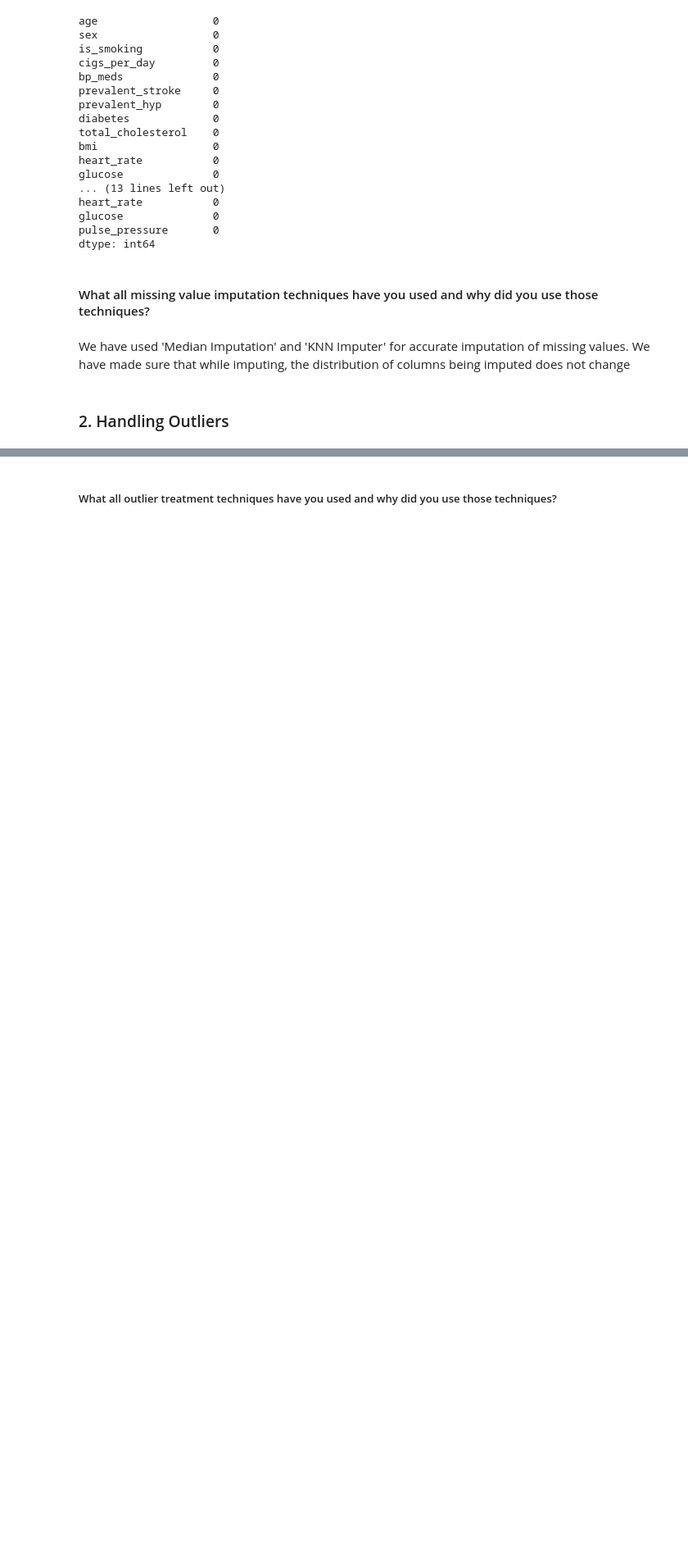
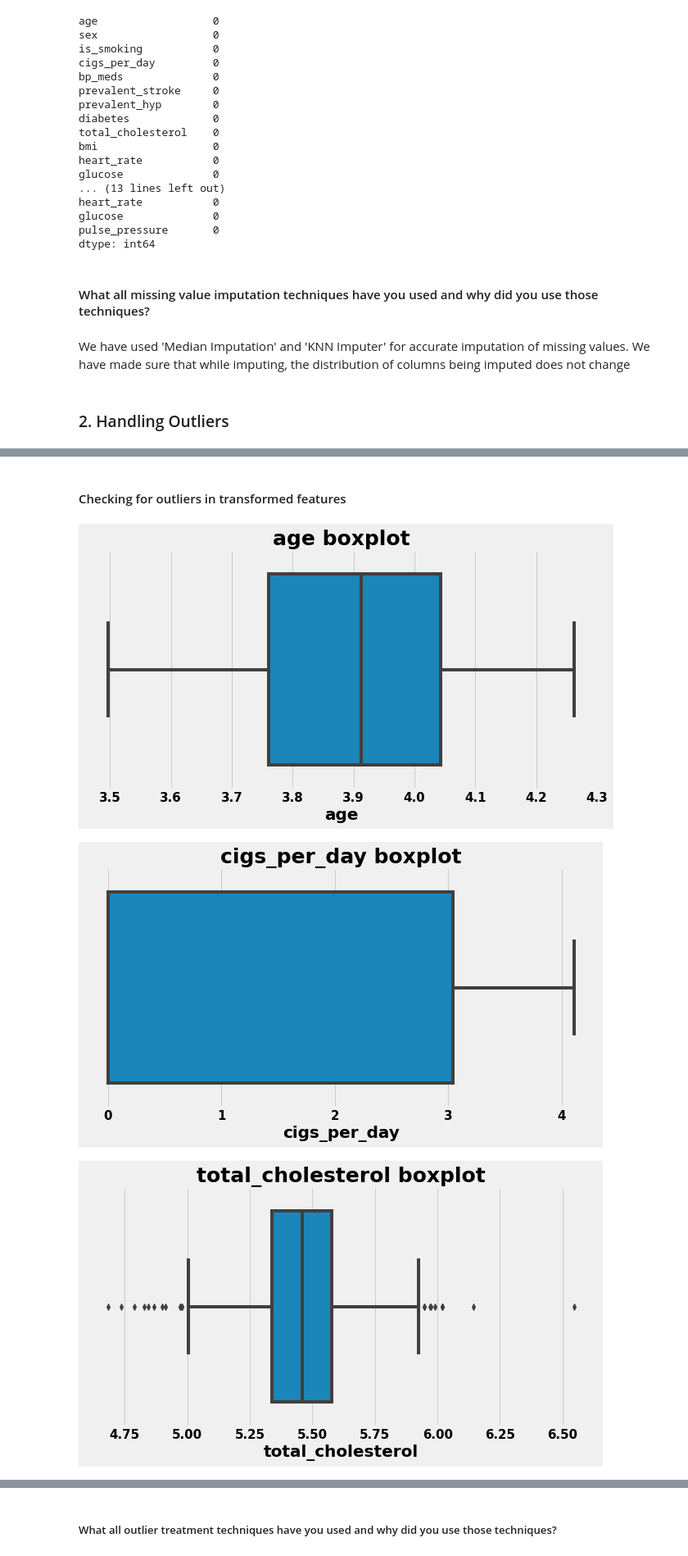
Before and after one commit to 7-sumit/Cardiovascular-Risk-Prediction, a Jupyter notebook: Cardiovascular_Risk_Prediction.ipynb, the cells around one changed output, grey strips where cells are left out. Shown at 82% size. Cells and saved outputs as stored; diff of their text form; code cells hidden in the pictures; blank space fills up the shorter version.

```diff
--- a/Cardiovascular_Risk_Prediction.ipynb
+++ b/Cardiovascular_Risk_Prediction.ipynb
@@ -1086,0 +1160,13 @@ We have used 'Median Imputation' and 'KNN Imputer' for accurate imputation of mi
+# %% [markdown]
+#### Checking for outliers in transformed features
+# %%
+# checking for outliers in log transformed features
+for col in num_col:
+  plt.figure(figsize=(10,5))
+  sns.boxplot(X_train[col])
+  plt.title(col+' boxplot')
+  plt.show()
+# %% [output]
+[figure, added]
+[figure, added]
+[figure, added]
```
Also changed, not shown: parts of 32 cells of this notebook.
